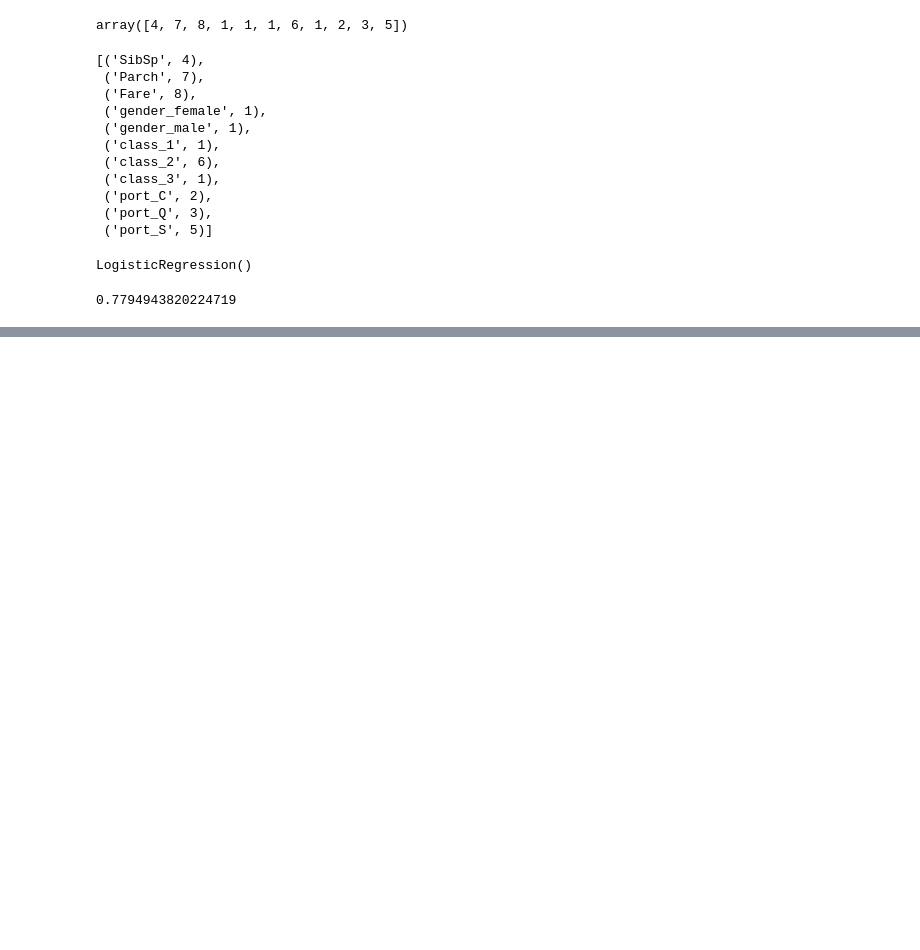
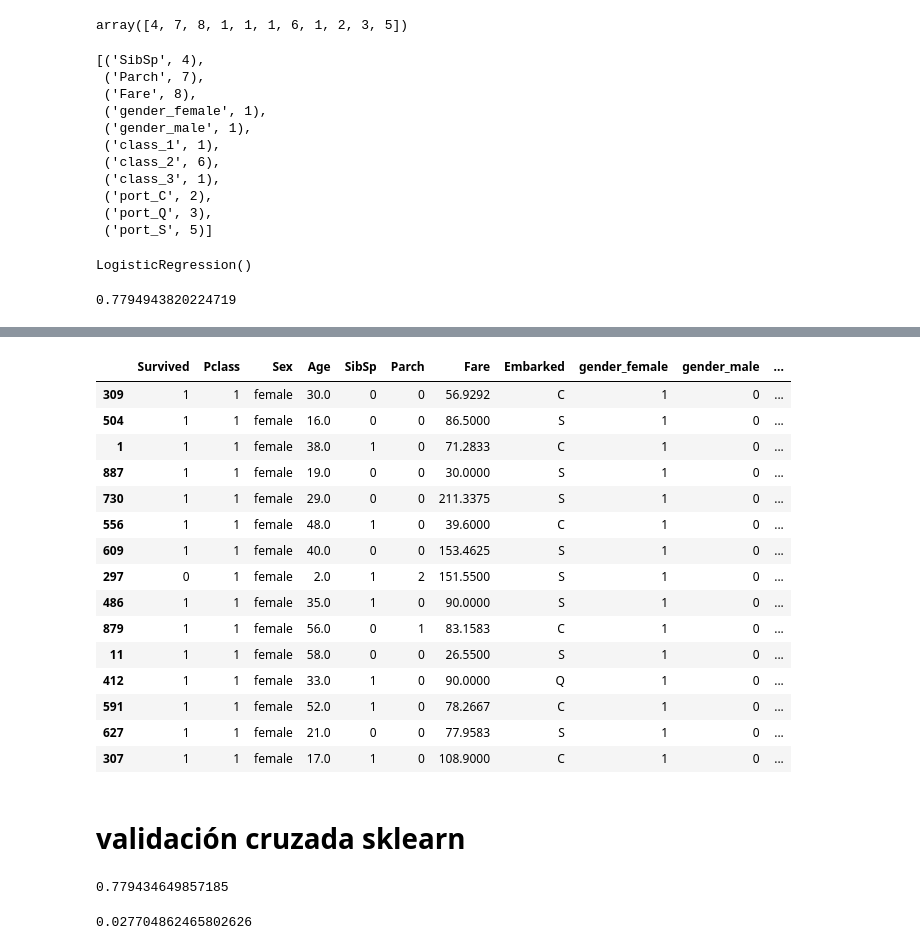
Before and after one commit to afoone/caipc-laberit-oct2022, a Jupyter notebook: 10 Regresión logística.ipynb, the cells around one changed output, grey strips where cells are left out. Cells and saved outputs as stored; diff of their text form; code cells hidden in the pictures; blank space fills up the shorter version.

```diff
--- a/10 Regresión logística.ipynb
+++ b/10 Regresión logística.ipynb
@@ -184,0 +203,6 @@ lr.score(X,y)
+# %%
+y = train['Survived']
+# %%
+lr = LogisticRegression()
+# %%
+lr.fit(X, y)
@@ -184,0 +231,5 @@ lr.score(X,y)
+# %%
+test['surv_proba'] =lr.predict_proba(
+    test[['gender_female', 'gender_male', 'class_1',
+       'class_3']]
+)[:,1]
@@ -184,0 +250,21 @@ lr.score(X,y)
+# %%
+test[test['surv_proba']> 0.89]
+# %% [output]
+|  | Survived | Pclass | Sex | Age | SibSp | Parch | Fare | Embarked | gender_female | gender_male | ... |
+| 309 | 1 | 1 | female | 30.0 | 0 | 0 | 56.9292 | C | 1 | 0 | ... |
+| 504 | 1 | 1 | female | 16.0 | 0 | 0 | 86.5000 | S | 1 | 0 | ... |
+| 1 | 1 | 1 | female | 38.0 | 1 | 0 | 71.2833 | C | 1 | 0 | ... |
+| 887 | 1 | 1 | female | 19.0 | 0 | 0 | 30.0000 | S | 1 | 0 | ... |
+| 730 | 1 | 1 | female | 29.0 | 0 | 0 | 211.3375 | S | 1 | 0 | ... |
+| 556 | 1 | 1 | female | 48.0 | 1 | 0 | 39.6000 | C | 1 | 0 | ... |
+| 609 | 1 | 1 | female | 40.0 | 0 | 0 | 153.4625 | S | 1 | 0 | ... |
+| 297 | 0 | 1 | female | 2.0 | 1 | 2 | 151.5500 | S | 1 | 0 | ... |
+| 486 | 1 | 1 | female | 35.0 | 1 | 0 | 90.0000 | S | 1 | 0 | ... |
+| 879 | 1 | 1 | female | 56.0 | 0 | 1 | 83.1583 | C | 1 | 0 | ... |
+| 11 | 1 | 1 | female | 58.0 | 0 | 0 | 26.5500 | S | 1 | 0 | ... |
+| 412 | 1 | 1 | female | 33.0 | 1 | 0 | 90.0000 | Q | 1 | 0 | ... |
+| 591 | 1 | 1 | female | 52.0 | 1 | 0 | 78.2667 | C | 1 | 0 | ... |
+| 627 | 1 | 1 | female | 21.0 | 0 | 0 | 77.9583 | S | 1 | 0 | ... |
+| 307 | 1 | 1 | female | 17.0 | 1 | 0 | 108.9000 | C | 1 | 0 | ... |
+# %% [markdown]
+# validación cruzada sklearn
@@ -184,0 +281,8 @@ lr.score(X,y)
+# %%
+result_validation.mean()
+# %% [output]
+0.779434649857185
+# %%
+result_validation.std()
+# %% [output]
+0.027704862465802626
```
Also changed, not shown: parts of 13 cells of this notebook, 3 other files.
